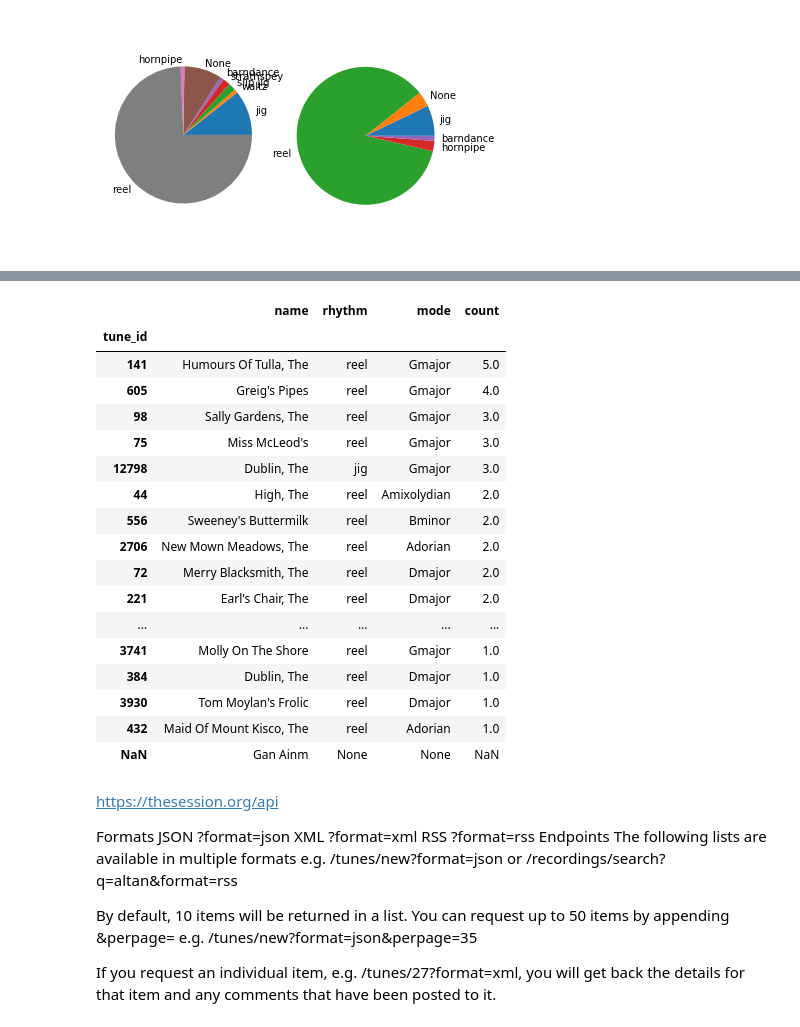
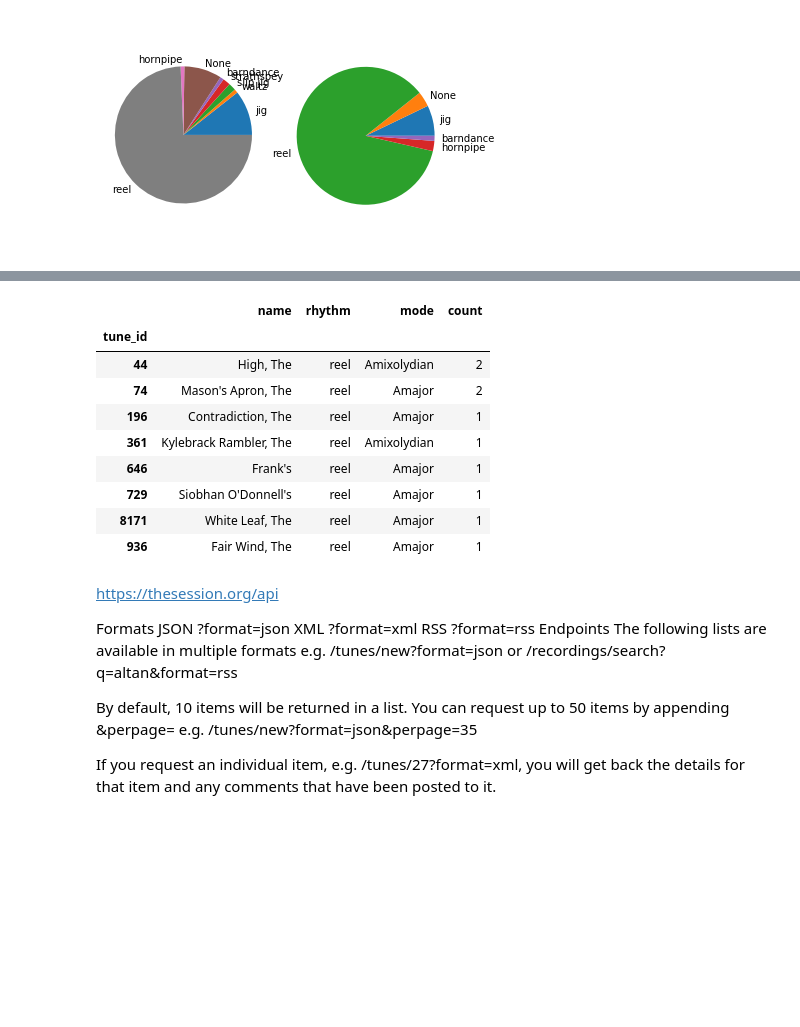
Before and after one commit to smwahl/pytrad, a Jupyter notebook: sql_tests.ipynb, the cells around one changed output, grey strips where cells are left out. Cells and saved outputs as stored; diff of their text form; code cells hidden in the pictures; blank space fills up the shorter version.

```diff
--- a/sql_tests.ipynb
+++ b/sql_tests.ipynb
@@ -645,13 +691,17 @@ plt.show()
 # %%
 import pandas as pd
 
-def displayUniqueTuneInfo(tune_query,mode=None,rhythm=None,meter=None,tune_list=None):
+def displayUniqueTuneInfo(tune_query,**kwargs): #mode=None,rhythm=None,meter=None,tune_list=None):
     tunes = []
     for x in tune_query:
         if x is not None:
             tunes.append(x)
 
     df = pd.DataFrame(tunes)
+
+    df = tunesMatchingParameters(df,**kwargs)
+
+    #print df
 
     gb = df.groupby('tune_id')['tune_id']
     #gan_ainm = {'tune_id':None,'name':u'Gan Ainm','rhythm':None,'meter':None,'mode':None}
@@ -695,25 +731,17 @@ displayUniqueTuneInfo(tunes_before)
 # %%
 # print a list of tunes played after (by count)
-displayUniqueTuneInfo(tunes_after)
+displayUniqueTuneInfo(tunes_after,mode=['Amajor','Amixolydian'],rhythm='reel')
 # %% [output]
 |  | name | rhythm | mode | count |
 | tune_id |  |  |  |  |
-| 141 | Humours Of Tulla, The | reel | Gmajor | 5.0 |
-| 605 | Greig's Pipes | reel | Gmajor | 4.0 |
-| 98 | Sally Gardens, The | reel | Gmajor | 3.0 |
-| 75 | Miss McLeod's | reel | Gmajor | 3.0 |
-| 12798 | Dublin, The | jig | Gmajor | 3.0 |
-| 44 | High, The | reel | Amixolydian | 2.0 |
-| 556 | Sweeney's Buttermilk | reel | Bminor | 2.0 |
-| 2706 | New Mown Meadows, The | reel | Adorian | 2.0 |
-| 72 | Merry Blacksmith, The | reel | Dmajor | 2.0 |
-| 221 | Earl's Chair, The | reel | Dmajor | 2.0 |
-| ... | ... | ... | ... | ... |
-| 3741 | Molly On The Shore | reel | Gmajor | 1.0 |
-| 384 | Dublin, The | reel | Dmajor | 1.0 |
-| 3930 | Tom Moylan's Frolic | reel | Dmajor | 1.0 |
-| 432 | Maid Of Mount Kisco, The | reel | Adorian | 1.0 |
-| NaN | Gan Ainm | None | None | NaN |
+| 44 | High, The | reel | Amixolydian | 2 |
+| 74 | Mason's Apron, The | reel | Amajor | 2 |
+| 196 | Contradiction, The | reel | Amajor | 1 |
+| 361 | Kylebrack Rambler, The | reel | Amixolydian | 1 |
+| 646 | Frank's | reel | Amajor | 1 |
+| 729 | Siobhan O'Donnell's | reel | Amajor | 1 |
+| 8171 | White Leaf, The | reel | Amajor | 1 |
+| 936 | Fair Wind, The | reel | Amajor | 1 |
 # %%
 #import pyabc
 from pyabc import *
```
Also changed, not shown: parts of 2 cells of this notebook.
